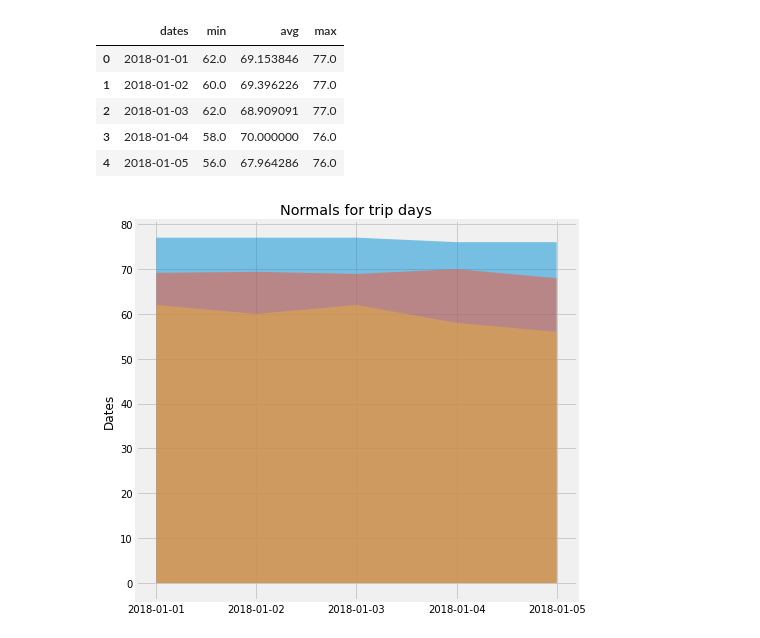
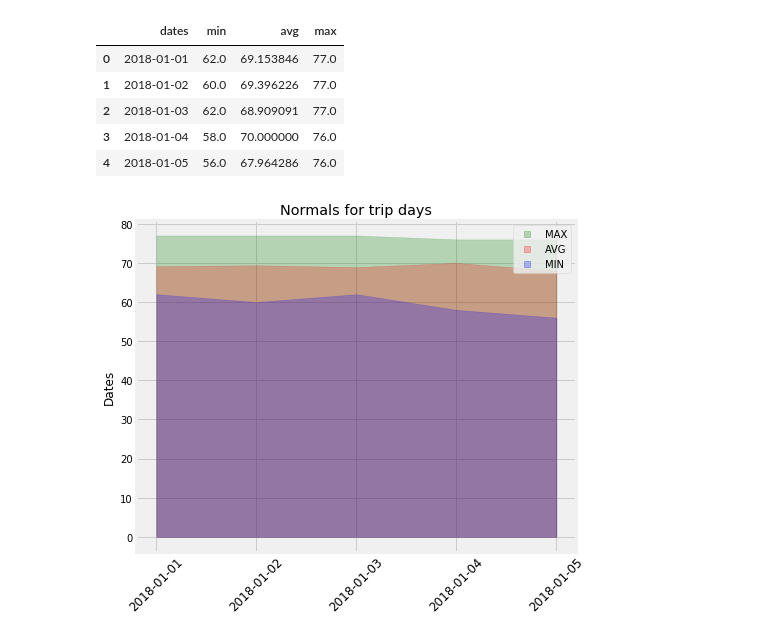
Before and after one commit to hvannia/Alchemy, a Jupyter notebook: climate_starter.ipynb, the cells around one changed output. Drawn from its saved outputs; the diff is of its cells as text; code cells hidden in the pictures.

```diff
--- a/climate_starter.ipynb
+++ b/climate_starter.ipynb
@@ -406,16 +321,22 @@ trip_df.head()
 # %%
 # Plot the daily normals as an area plot with `stacked=False`
 #
 fig, ax = plt.subplots(figsize=(7, 6))
 #ax.stackplot(datesmdStr, normalsmin, normalsavg, normalsmax, labels=['MIN','AVG','MAX'])
-ax.fill_between(datesmdStr,normalsmax, label='max',  alpha=0.5)
-ax.fill_between(datesmdStr,normalsavg,label='avg', alpha=0.5)
-ax.fill_between(datesmdStr,normalsmin, label='min', alpha=0.5)
+ax.fill_between(datesmdStr,normalsmax,  label='max',  alpha=0.25, color='green')
+ax.fill_between(datesmdStr,normalsavg,label='avg', alpha=0.25, color='red')
+ax.fill_between(datesmdStr,normalsmin, label='min', alpha=0.25, color='blue')
 ax.set_title('Normals for trip days')
 plt.ylabel("Temperature")
 plt.ylabel("Dates")
+import matplotlib.lines as mlines
+minn= mlines.Line2D([], [], color='green',  marker='s', label='MAX', fillstyle='full', alpha=0.25, linewidth=0 )
+avg=mlines.Line2D([], [], color='red',  marker='s', label='AVG',  linewidth=0 ,fillstyle='full', alpha=0.25)
+maxn=mlines.Line2D([], [], color='blue',  marker='s', label='MIN',  linewidth=0 ,fillstyle='full', alpha=0.25)
+plt.legend(handles=[minn,avg,maxn])
+plt.xticks(rotation=45,fontsize=12)
 fig.tight_layout()
-#plt.savefig("normalsTripDays.png")
+plt.savefig("normalsTripDays.png")
 plt.show()
 # %% [output]
-[figure, old version]
+[figure, new version]
```
Also changed, not shown: parts of 14 cells of this notebook.
